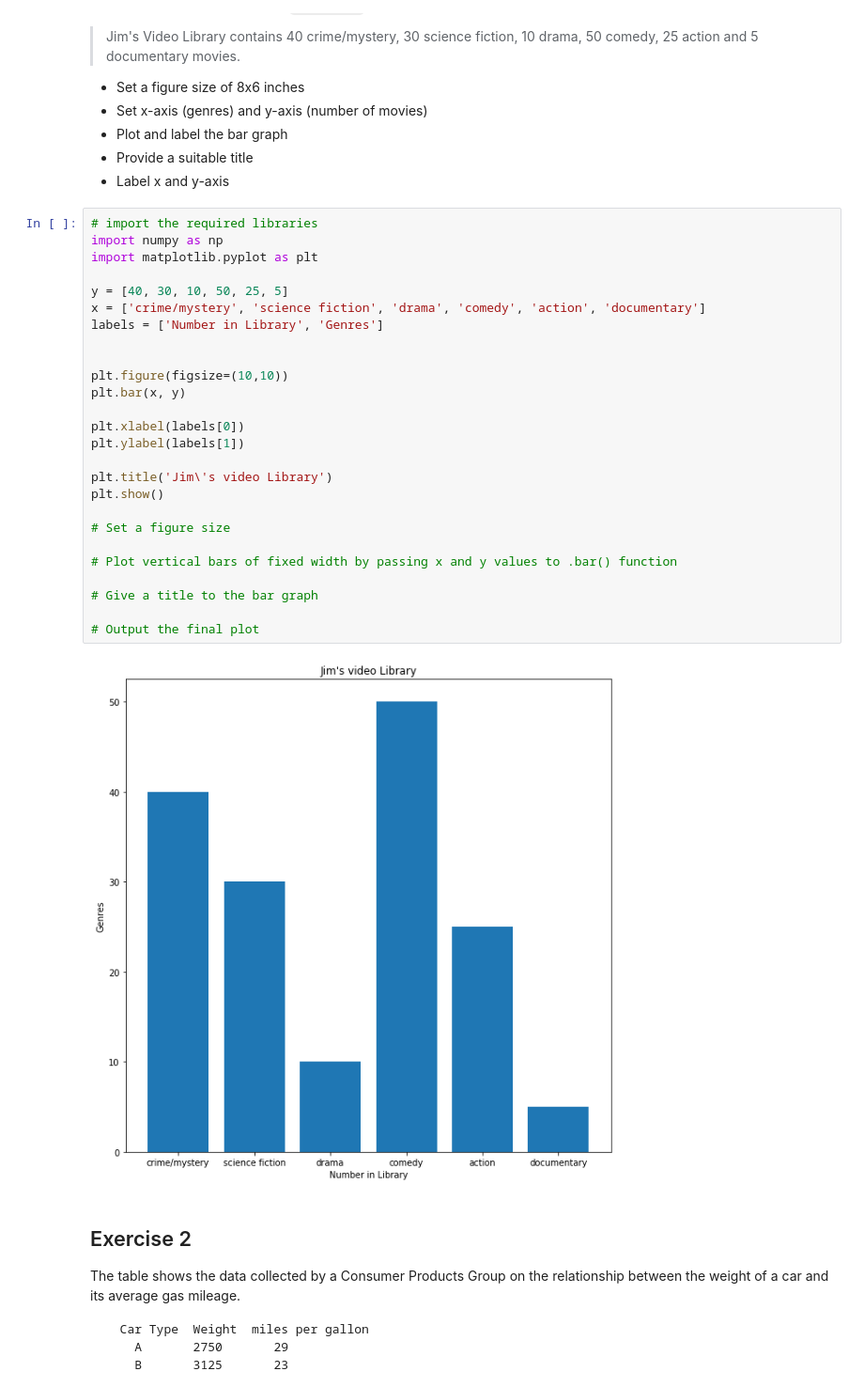
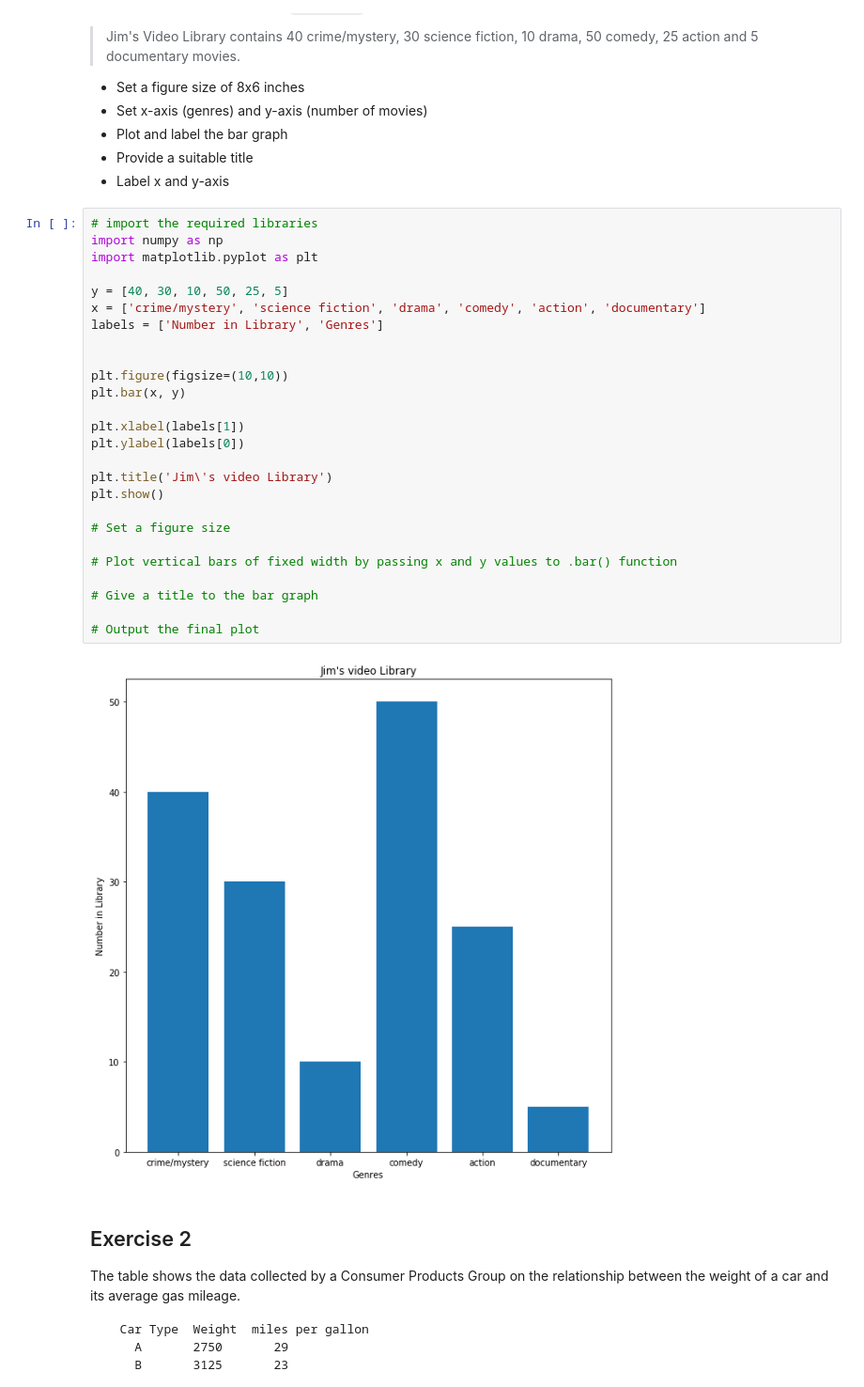
Before and after one commit to hparker5/dsc-data-viz-lab-nyc-ds-071519, a Jupyter notebook: index.ipynb, the cells around one changed output. Shown at 94% size. Drawn from its saved outputs; the diff is of its cells as text.

```diff
--- a/index.ipynb
+++ b/index.ipynb
@@ -23,31 +23,31 @@ Make a vertical bar graph using `plt.bar()` for the following set of data:
 # %%
 # import the required libraries
 import numpy as np
 import matplotlib.pyplot as plt
 
 y = [40, 30, 10, 50, 25, 5]
 x = ['crime/mystery', 'science fiction', 'drama', 'comedy', 'action', 'documentary']
 labels = ['Number in Library', 'Genres']
 
 
 plt.figure(figsize=(10,10))
 plt.bar(x, y)
 
-plt.xlabel(labels[0])
-plt.ylabel(labels[1])
+plt.xlabel(labels[1])
+plt.ylabel(labels[0])
 
 plt.title('Jim\'s video Library')
 plt.show()
 
 # Set a figure size
 
 # Plot vertical bars of fixed width by passing x and y values to .bar() function
 
 # Give a title to the bar graph
 
 # Output the final plot
 # %% [output]
-[figure, old version]
+[figure, new version]
 # %% [markdown]
 ## Exercise 2
 
```
